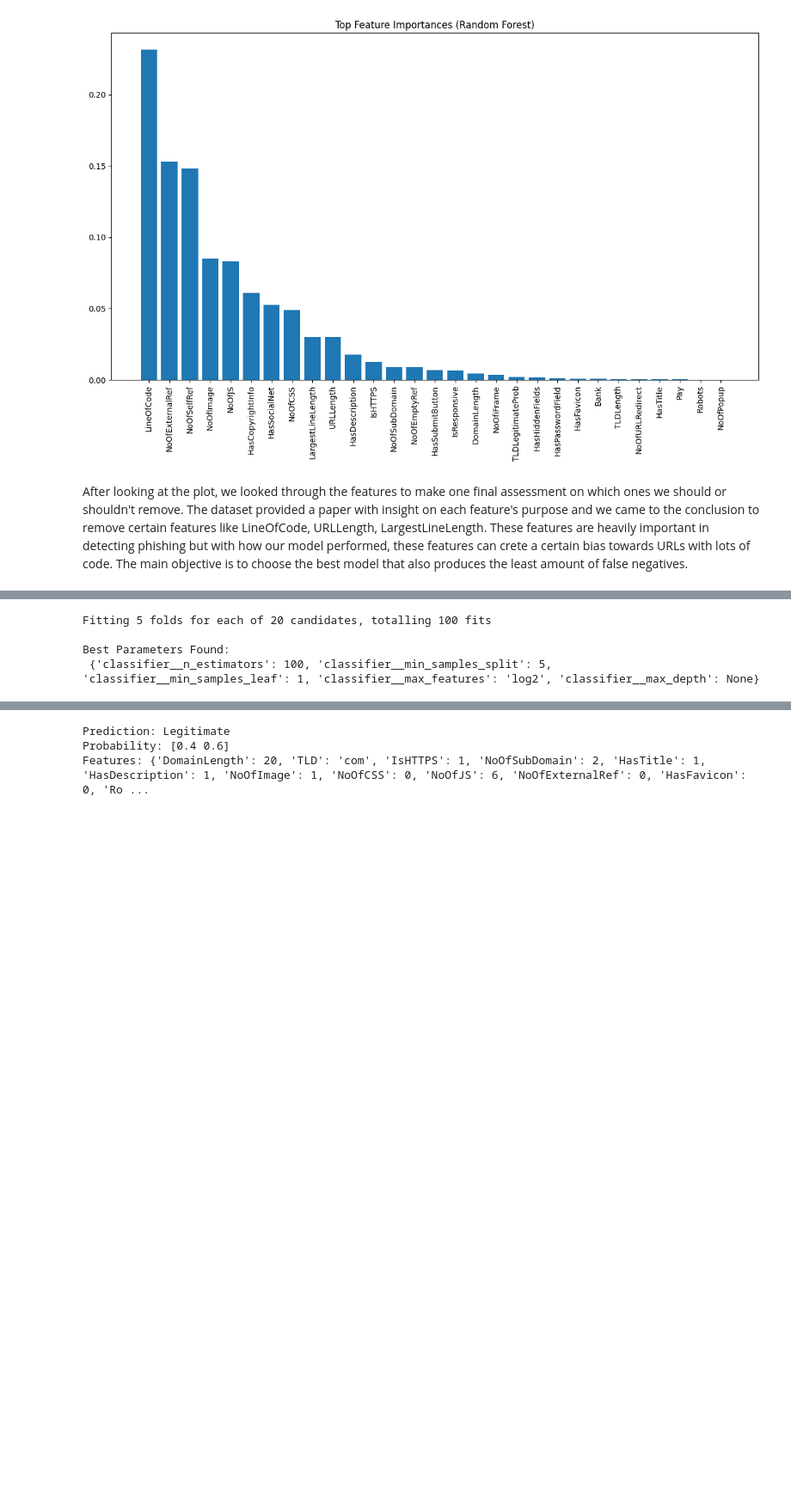
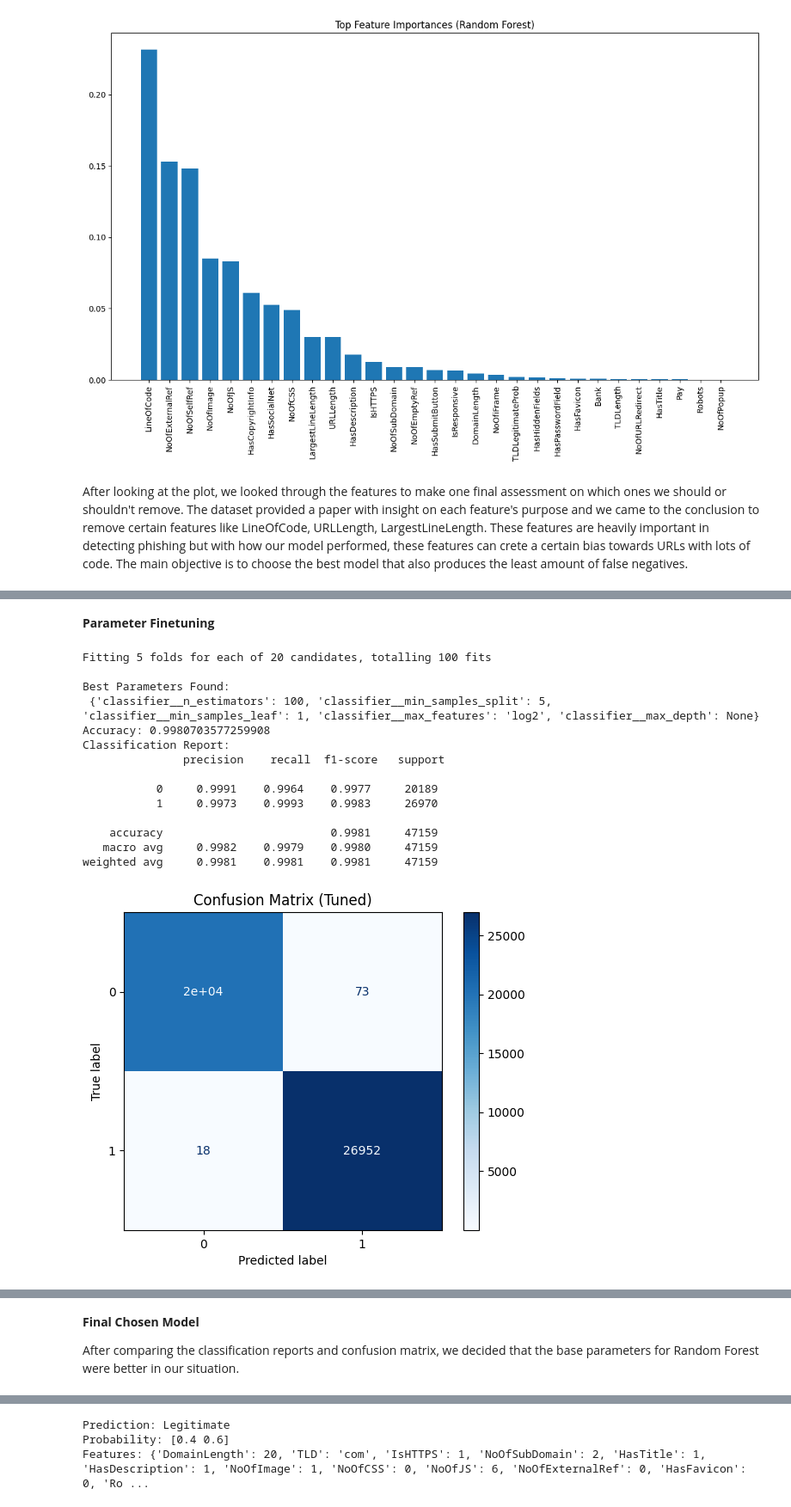
Before and after one commit to Xainax/CMPE255FinalProject, a Jupyter notebook: Updated_model(1).ipynb, the cells around one changed output, grey strips where cells are left out. Shown at 86% size. Cells and saved outputs as stored; diff of their text form; code cells hidden in the pictures; blank space fills up the shorter version.

```diff
--- a/Updated_model(1).ipynb
+++ b/Updated_model(1).ipynb
@@ -361,4 +420,6 @@ weighted avg     0.9983    0.9983    0.9983     47159
 [figure]
+# %% [markdown]
+**Parameter Finetuning**
 # %%
 from sklearn.model_selection import RandomizedSearchCV
 
@@ -379,31 +440,48 @@ def train_model_with_tuning(df, target_column='label', model_path='url_classifie
         'classifier__n_estimators': [100, 200, 300],
         'classifier__max_depth': [None, 10, 20, 30],
         'classifier__min_samples_split': [2, 5, 10],
         'classifier__min_samples_leaf': [1, 2, 4],
         'classifier__max_features': ['sqrt', 'log2']
     }
 
 
     search = RandomizedSearchCV(
         estimator=pipeline,
         param_distributions=param_grid,
         n_iter=20,
         scoring='f1',
         n_jobs=-1,
         cv=5,
         verbose=2,
         random_state=42
     )
 
     search.fit(X_train, y_train)
     best_pipeline = search.best_estimator_
+    print("\nBest Parameters Found:\n", search.best_params_)
 
-    print("\nBest Parameters Found:\n", search.best_params_)
+    y_pred = best_pipeline.predict(X_test)
+    print("Accuracy:", accuracy_score(y_test, y_pred))
+    print("Classification Report:\n", classification_report(y_test, y_pred, digits=4))
+    ConfusionMatrixDisplay.from_estimator(best_pipeline, X_test, y_test, cmap='Blues')
+    plt.title("Confusion Matrix (Tuned)")
+    plt.show()
 
 df_ft = pd.read_csv('PhiUSIIL_Phishing_URL_Dataset.csv')
 train_model_with_tuning(df_ft)
 # %% [output]
 Fitting 5 folds for each of 20 candidates, totalling 100 fits
 
 Best Parameters Found:
  {'classifier__n_estimators': 100, 'classifier__min_samples_split': 5, 'classifier__min_samples_leaf': 1, 'classifier__max_features': 'log2', 'classifier__max_depth': None}
+Accuracy: 0.9980703577259908
+Classification Report:
+               precision    recall  f1-score   support
+
+           0     0.9991    0.9964    0.9977     20189
+           1     0.9973    0.9993    0.9983     26970
+
+    accuracy                         0.9981     47159
+   macro avg     0.9982    0.9979    0.9980     47159
+weighted avg     0.9981    0.9981    0.9981     47159
+[figure, added]
@@ -409,0 +505,4 @@ Best Parameters Found:
+# %% [markdown]
+**Final Chosen Model**
+
+After comparing the classification reports and confusion matrix, we decided that the base parameters for Random Forest were better in our situation.
```
Also changed, not shown: parts of 18 cells of this notebook, 1 other file.
